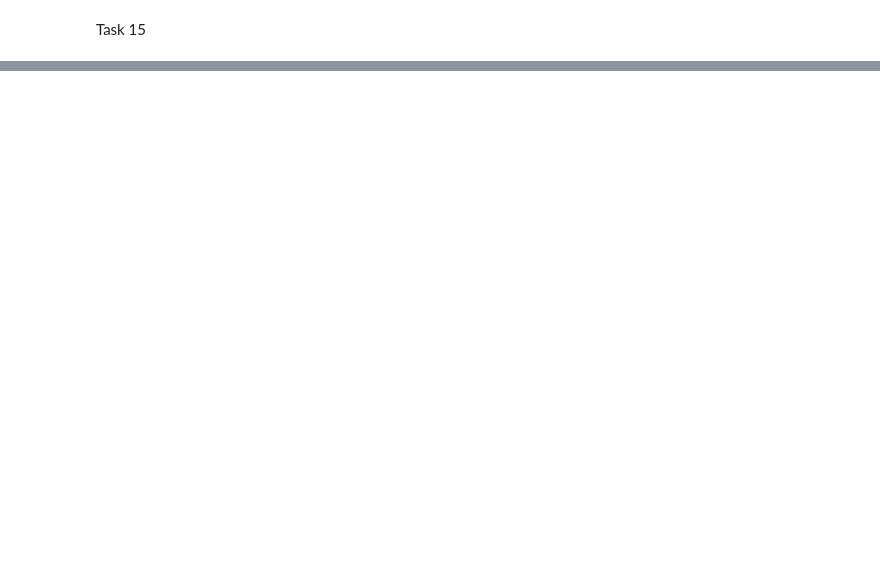
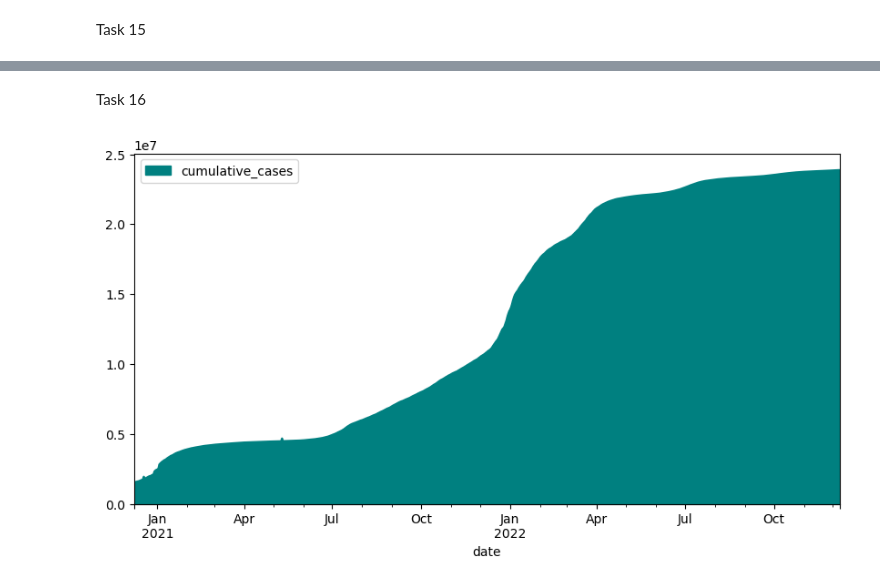
Before and after one commit to nat-rng/7CCSMCMP-cw2, a Jupyter notebook: CW2_A1.ipynb, the cells around one changed output, grey strips where cells are left out. Saved outputs shown, nothing was run; the diff lists cells and outputs as text; code cells hidden in the pictures; blank space fills up the shorter version.

```diff
--- a/CW2_A1.ipynb
+++ b/CW2_A1.ipynb
@@ -287,0 +295,18 @@ cumulative_cases_in_london = covid_data.loc[covid_data["area"]=="London", ["cumu
+# %% [markdown]
+Task 16
+# %%
+min_date = covid_data["date"].min()
+max_date = covid_data["date"].max()
+date_index = pd.date_range(min_date, max_date)
+
+# use the reindex method to fill in the missing dates for each group
+date_range = covid_data.groupby('area').apply(lambda x: x.reindex(date_index))
+date_range.drop(labels = ["date", "area"], axis = "columns", inplace=True)
+date_range.rename_axis(["area", "date"], inplace=True)
+date_range.reset_index(inplace=True)
+date_range = date_range.loc[:, ['area', 'date']]
+merged_cumulative_df = pd.merge(date_range, covid_data, how = "outer", on = ["area", "date"])
+merged_cumulative_df[["cumulative_cases", "cumulative_deaths", "cumulative_vaccinated"]] = merged_cumulative_df.sort_values(by=["date"], ascending=False).groupby(["area"])[["cumulative_cases", "cumulative_deaths", "cumulative_vaccinated"]].bfill()
+cumulative_cases_all_regions = merged_cumulative_df.resample("D", on="date").sum().plot(y="cumulative_cases", kind="area", color="teal", figsize=(10, 5))
+# %% [output]
+[figure, added]
```
Also changed, not shown: parts of 15 cells of this notebook, 2 other files.
